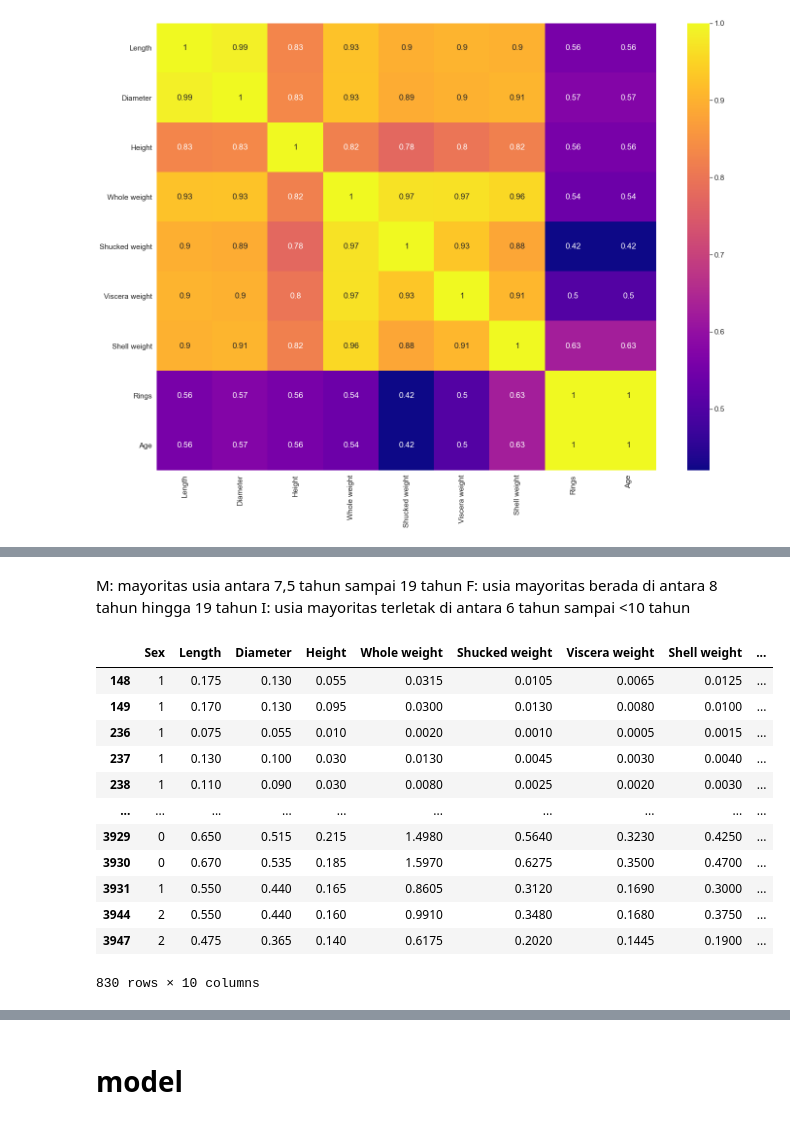
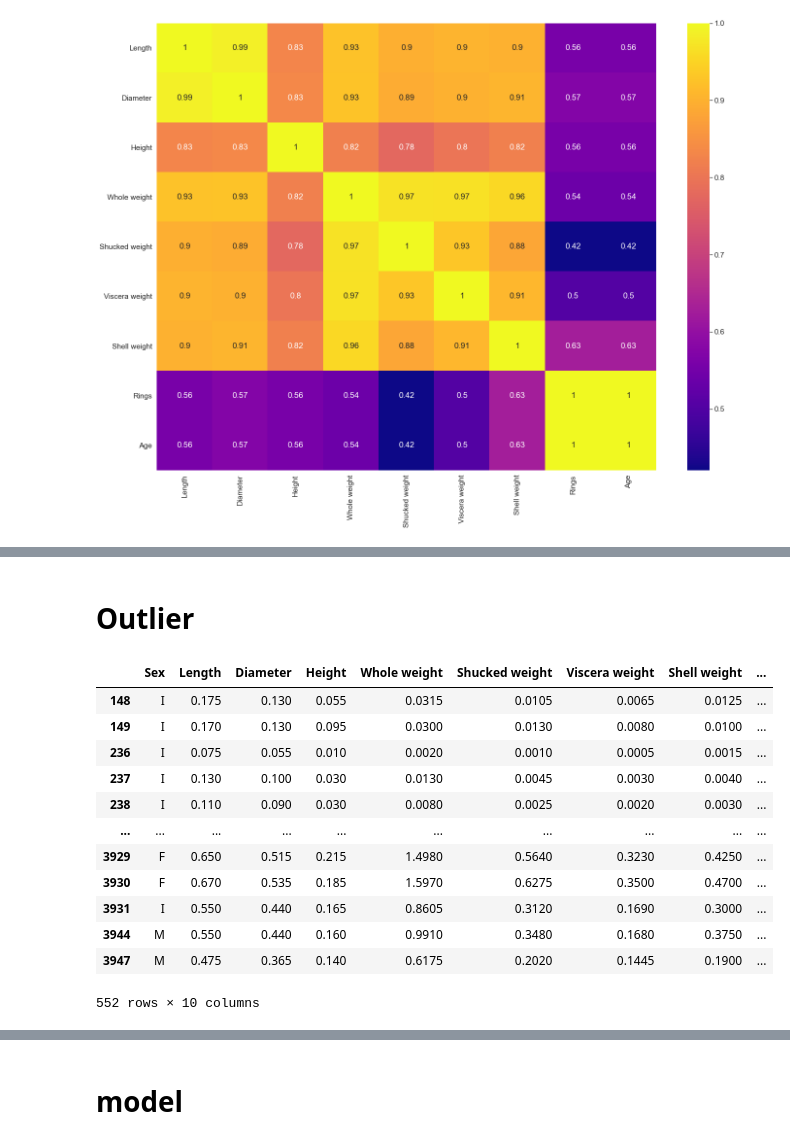
Before and after one commit to rahmaldrs/DSU_Project_2_supervised, a Jupyter notebook: Regresi.ipynb, the cells around one changed output, grey strips where cells are left out. Cells and saved outputs as stored; diff of their text form; code cells hidden in the pictures.

```diff
--- a/Regresi.ipynb
+++ b/Regresi.ipynb
@@ -161,33 +160,31 @@ sns.stripplot( y = 'Age',x = 'Sex', data = df, hue = 'Sex')
-# %% [markdown]
-M: mayoritas usia antara 7,5 tahun sampai 19 tahun
-F: usia mayoritas berada di antara 8 tahun hingga 19 tahun
-I: usia mayoritas terletak di antara 6 tahun sampai <10 tahun
+# %% [markdown]
+# Outlier
 # %%
 # Mencari Data Yang Masuk Outlier
 
-label = ["Sex","Length","Diameter","Height","Whole weight","Shucked weight","Viscera weight","Shell weight","Rings","Age"]
+label = ["Length","Diameter","Height","Whole weight","Shucked weight","Viscera weight","Shell weight","Age"]
 outlier = df.drop(df.index)
 for i in label:
     Q1 = df[i].quantile(0.25)
     Q3 = df[i].quantile(0.75)
     IQR = Q3 - Q1
     lower_limit = Q1 - 1.5 * IQR
     upper_limit = Q3 + 1.5 * IQR
 
     outlier = outlier.append(df[(df[i]<lower_limit) | (df[i]>upper_limit)])
 
 outlier
 # %% [output]
 |  | Sex | Length | Diameter | Height | Whole weight | Shucked weight | Viscera weight | Shell weight | ... |
-| 148 | 1 | 0.175 | 0.130 | 0.055 | 0.0315 | 0.0105 | 0.0065 | 0.0125 | ... |
-| 149 | 1 | 0.170 | 0.130 | 0.095 | 0.0300 | 0.0130 | 0.0080 | 0.0100 | ... |
-| 236 | 1 | 0.075 | 0.055 | 0.010 | 0.0020 | 0.0010 | 0.0005 | 0.0015 | ... |
-| 237 | 1 | 0.130 | 0.100 | 0.030 | 0.0130 | 0.0045 | 0.0030 | 0.0040 | ... |
-| 238 | 1 | 0.110 | 0.090 | 0.030 | 0.0080 | 0.0025 | 0.0020 | 0.0030 | ... |
+| 148 | I | 0.175 | 0.130 | 0.055 | 0.0315 | 0.0105 | 0.0065 | 0.0125 | ... |
+| 149 | I | 0.170 | 0.130 | 0.095 | 0.0300 | 0.0130 | 0.0080 | 0.0100 | ... |
+| 236 | I | 0.075 | 0.055 | 0.010 | 0.0020 | 0.0010 | 0.0005 | 0.0015 | ... |
+| 237 | I | 0.130 | 0.100 | 0.030 | 0.0130 | 0.0045 | 0.0030 | 0.0040 | ... |
+| 238 | I | 0.110 | 0.090 | 0.030 | 0.0080 | 0.0025 | 0.0020 | 0.0030 | ... |
 | ... | ... | ... | ... | ... | ... | ... | ... | ... | ... |
-| 3929 | 0 | 0.650 | 0.515 | 0.215 | 1.4980 | 0.5640 | 0.3230 | 0.4250 | ... |
-| 3930 | 0 | 0.670 | 0.535 | 0.185 | 1.5970 | 0.6275 | 0.3500 | 0.4700 | ... |
-| 3931 | 1 | 0.550 | 0.440 | 0.165 | 0.8605 | 0.3120 | 0.1690 | 0.3000 | ... |
-| 3944 | 2 | 0.550 | 0.440 | 0.160 | 0.9910 | 0.3480 | 0.1680 | 0.3750 | ... |
-| 3947 | 2 | 0.475 | 0.365 | 0.140 | 0.6175 | 0.2020 | 0.1445 | 0.1900 | ... |
+| 3929 | F | 0.650 | 0.515 | 0.215 | 1.4980 | 0.5640 | 0.3230 | 0.4250 | ... |
+| 3930 | F | 0.670 | 0.535 | 0.185 | 1.5970 | 0.6275 | 0.3500 | 0.4700 | ... |
+| 3931 | I | 0.550 | 0.440 | 0.165 | 0.8605 | 0.3120 | 0.1690 | 0.3000 | ... |
+| 3944 | M | 0.550 | 0.440 | 0.160 | 0.9910 | 0.3480 | 0.1680 | 0.3750 | ... |
+| 3947 | M | 0.475 | 0.365 | 0.140 | 0.6175 | 0.2020 | 0.1445 | 0.1900 | ... |
-830 rows × 10 columns
+552 rows × 10 columns
```
Also changed, not shown: parts of 41 cells of this notebook.
